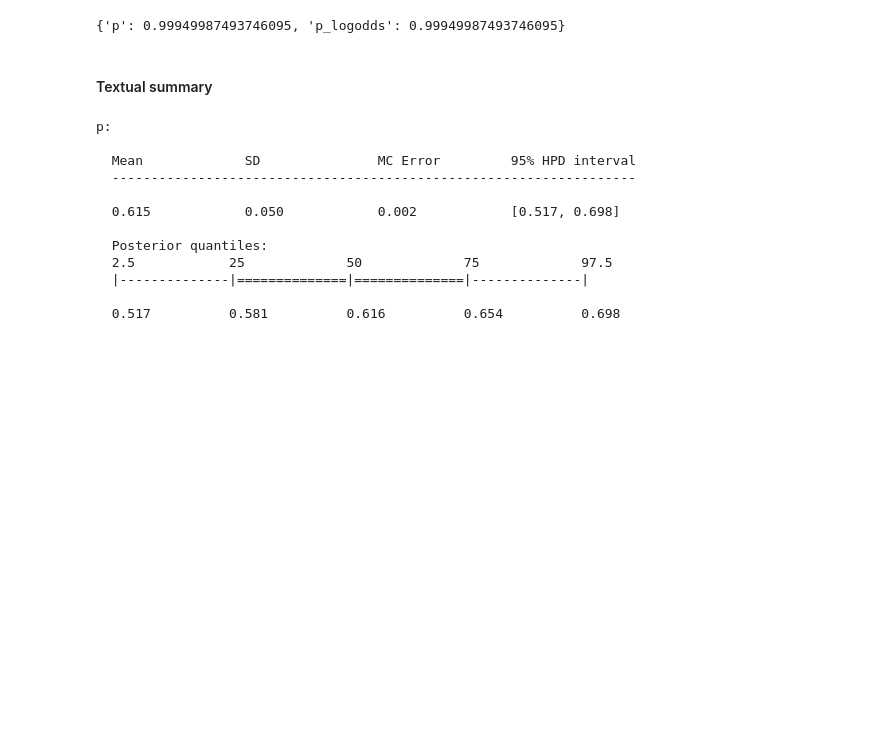
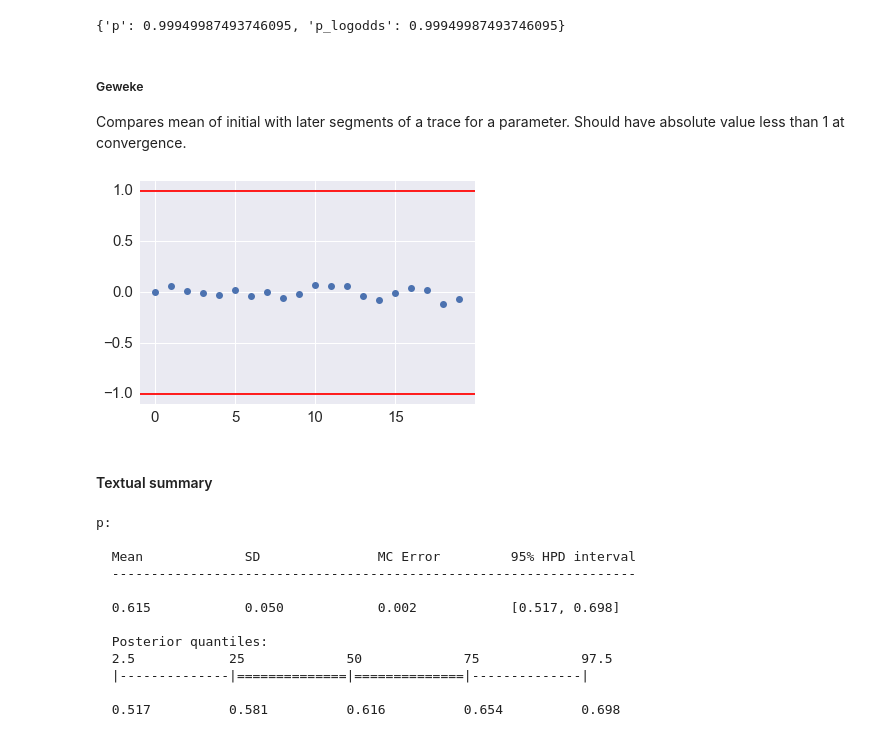
Before and after one commit to cliburn/sta-663-2016, a Jupyter notebook: lectures/16C_PyMC3.ipynb, the cells around one changed output. Saved outputs shown, nothing was run; the diff lists cells and outputs as text; code cells hidden in the pictures; blank space fills up the shorter version.

```diff
--- a/lectures/16C_PyMC3.ipynb
+++ b/lectures/16C_PyMC3.ipynb
@@ -103,6 +117,18 @@ pm.effective_n(t)
 pm.gelman_rubin(t)
 # %% [output]
 {'p': 0.99949987493746095, 'p_logodds': 0.99949987493746095}
+# %% [markdown]
+##### Geweke
+
+Compares mean of initial with later segments of a trace for a parameter. Should have absolute value less than 1 at convergence.
+# %%
+plt.plot(pm.geweke(t['p'])[:,1], 'o')
+plt.axhline(1, c='red')
+plt.axhline(-1, c='red')
+plt.gca().margins(0.05)
+pass
+# %% [output]
+[figure, added]
 # %% [markdown]
 #### Textual summary
 # %%
```
Also changed, not shown: parts of 4 cells of this notebook, 1 other file.
